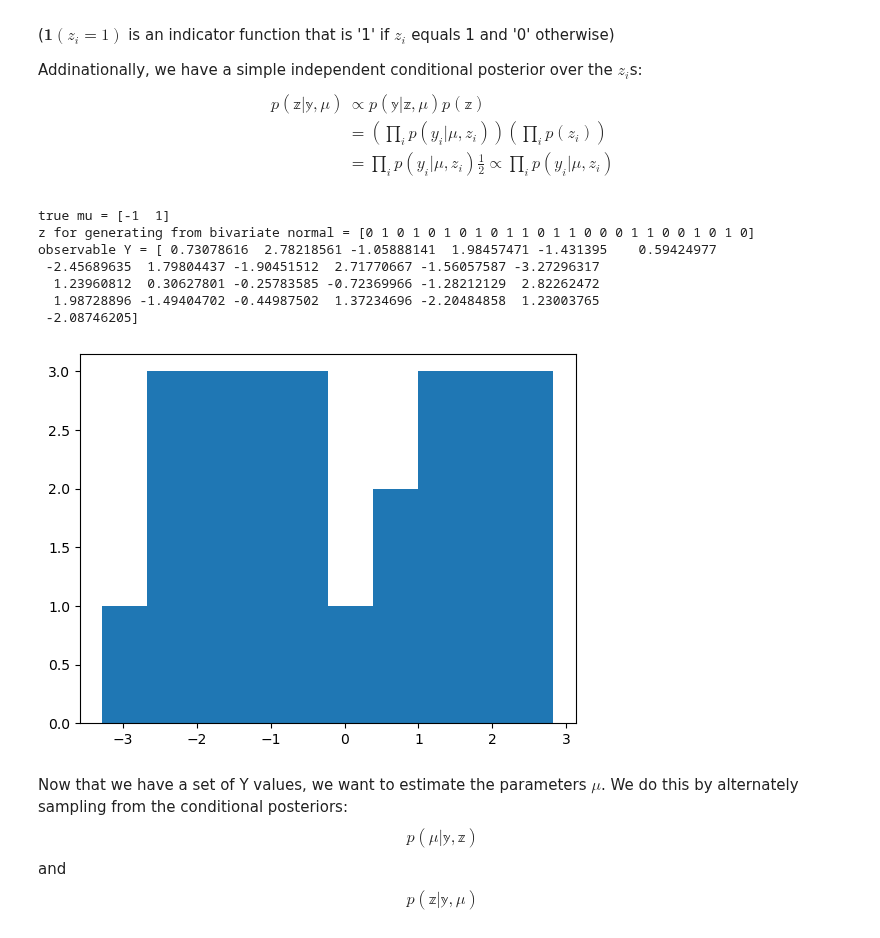
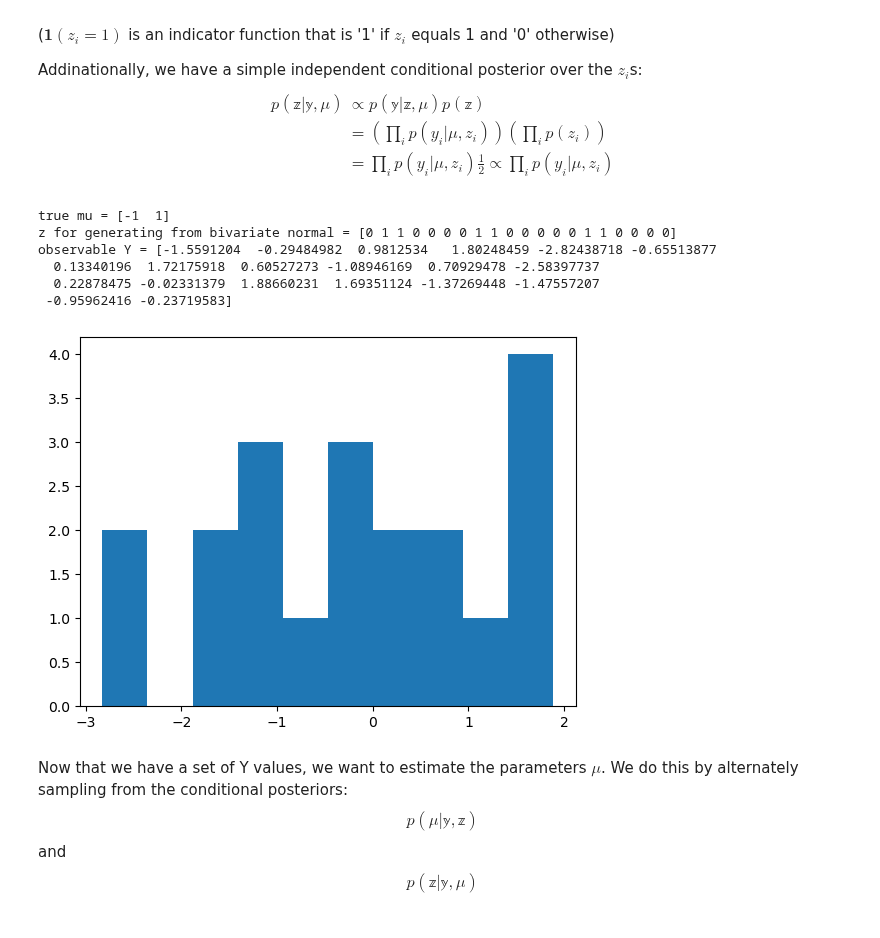
Before and after one commit to latimerk/hddCRP, a Jupyter notebook: gibbs_sample_example.ipynb, the cells around one changed output. Cells and saved outputs as stored; diff of their text form; code cells hidden in the pictures.

```diff
--- a/gibbs_sample_example.ipynb
+++ b/gibbs_sample_example.ipynb
@@ -53,41 +53,40 @@ import numpy as np
 from numpy.random import MT19937
 from numpy.random import RandomState, SeedSequence
 import matplotlib.pyplot as plt
 
-rs = RandomState(MT19937(SeedSequence(6)))
+rs = RandomState(MT19937(SeedSequence(5)))
 
 
 N = 20; # number of observations
 
 # prior parameters
 theta_0 = np.array([0,0])
 sigma_0 = np.array([[5.0**2, 0],
                     [0,      5.0**2]])
 
 # true means
 mu = np.array([-1, 1]) # np.random.multivariate_normal(theta_0, sigma_0)
 print("true mu = " + str(mu))
 
 # generate data using indicators
 z_gen = rs.randint(0,2, (N))
 print("z for generating from bivariate normal = " + str(z_gen))
 
 Y = np.zeros((N))
 for ii in range(2):
     Y[z_gen==ii] = rs.normal(loc=mu[ii],scale=1,size=(np.sum(z_gen==ii)))
 print("observable Y = " + str(Y))
 
 plt.hist(Y)
 plt.show()
 # %% [output]
 true mu = [-1  1]
-z for generating from bivariate normal = [0 1 0 1 0 1 0 1 0 1 1 0 1 1 0 0 0 1 1 0 0 1 0 1 0]
-observable Y = [ 0.73078616  2.78218561 -1.05888141  1.98457471 -1.431395    0.59424977
- -2.45689635  1.79804437 -1.90451512  2.71770667 -1.56057587 -3.27296317
-  1.23960812  0.30627801 -0.25783585 -0.72369966 -1.28212129  2.82262472
-  1.98728896 -1.49404702 -0.44987502  1.37234696 -2.20484858  1.23003765
- -2.08746205]
+z for generating from bivariate normal = [0 1 1 0 0 0 0 1 1 0 0 0 0 0 1 1 0 0 0 0]
+observable Y = [-1.5591204  -0.29484982  0.9812534   1.80248459 -2.82438718 -0.65513877
+  0.13340196  1.72175918  0.60527273 -1.08946169  0.70929478 -2.58397737
+  0.22878475 -0.02331379  1.88660231  1.69351124 -1.37269448 -1.47557207
+ -0.95962416 -0.23719583]
-[figure, old version]
+[figure, new version]
 # %% [markdown]
 Now that we have a set of Y values, we want to estimate the parameters $\mu$.
 We do this by alternately sampling from the conditional posteriors:
```
Also changed, not shown: parts of 3 cells of this notebook.
